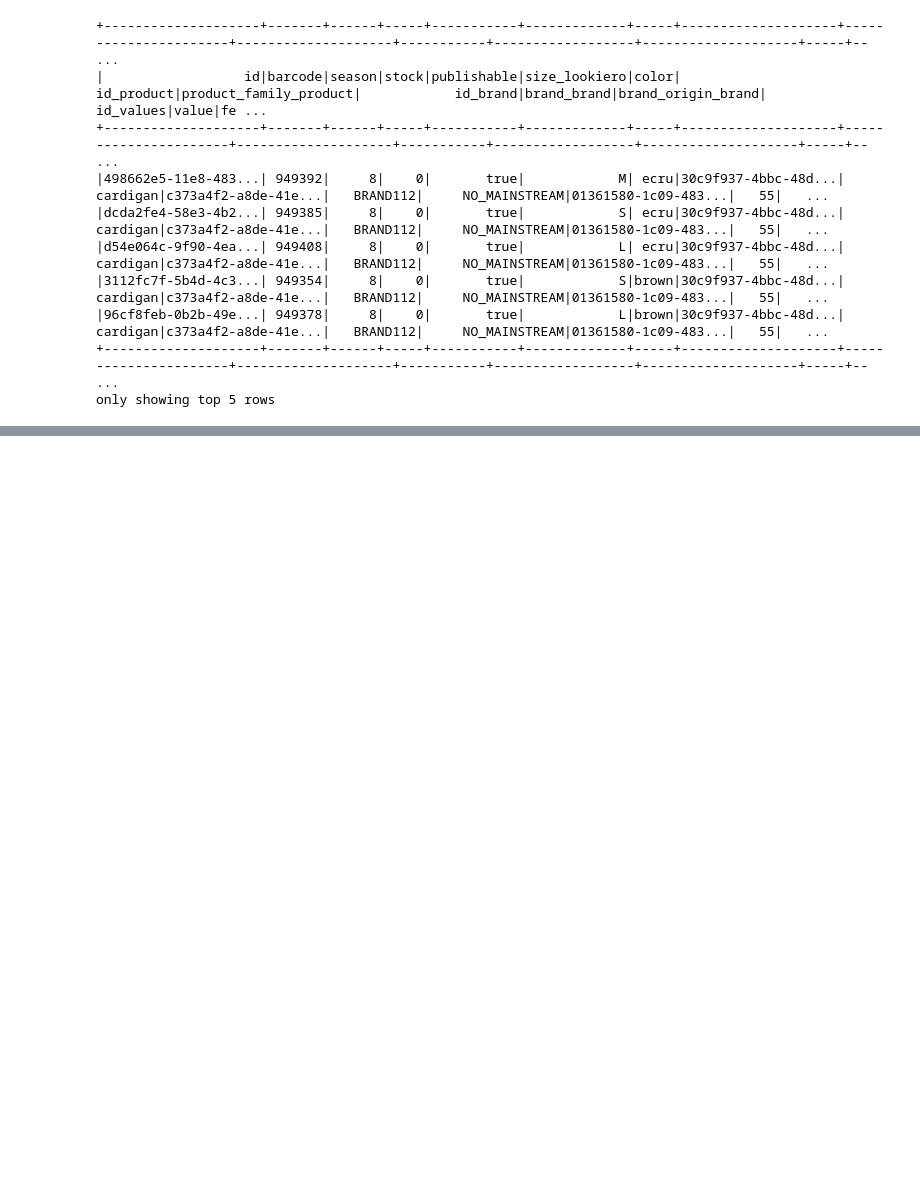
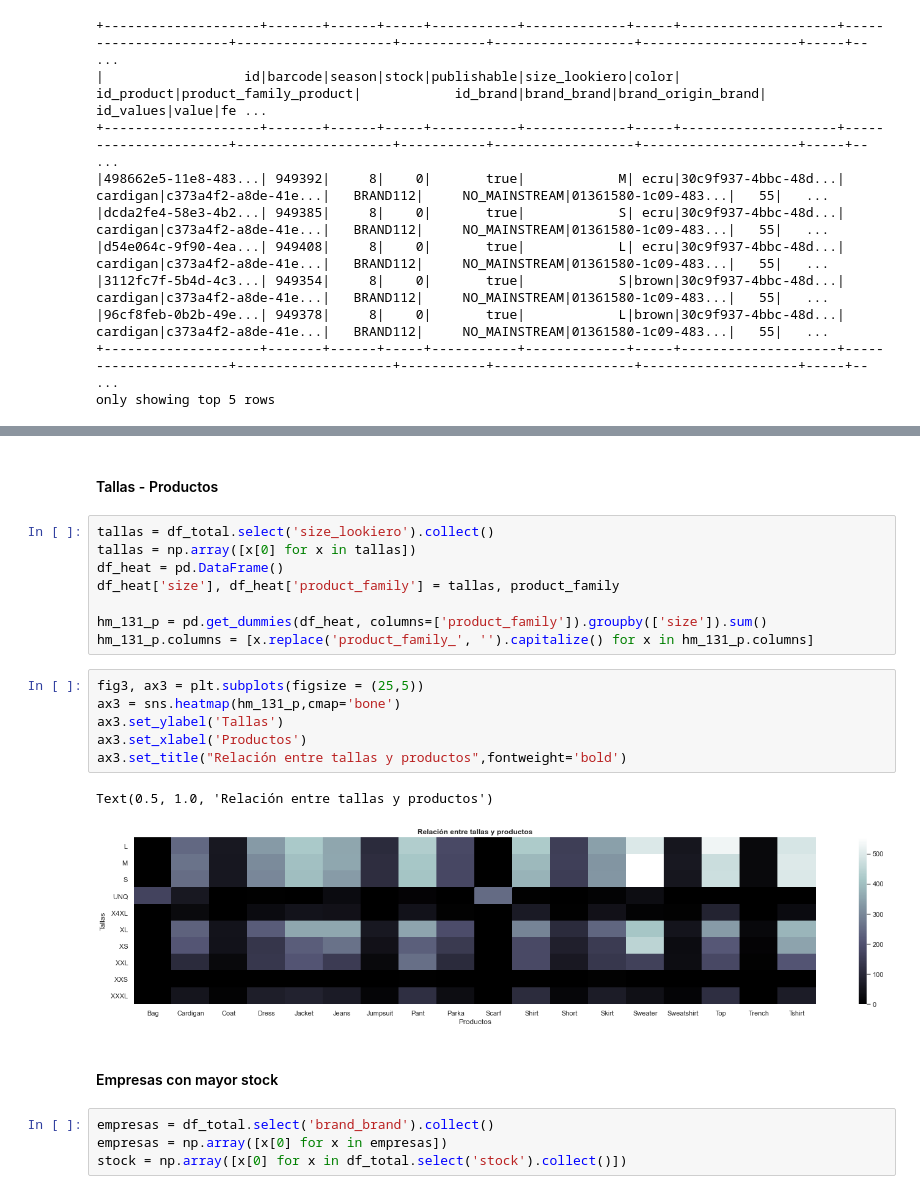
Before and after one commit to JonJarrinVitoria/korea_covid_visu, a Jupyter notebook: codigo/00_eda/00_analisis_inicial.ipynb, the cells around one changed output, grey strips where cells are left out. Cells and saved outputs as stored; diff of their text form; blank space fills up the shorter version.

```diff
--- a/codigo/00_eda/00_analisis_inicial.ipynb
+++ b/codigo/00_eda/00_analisis_inicial.ipynb
@@ -277,0 +349,25 @@ only showing top 5 rows
+# %% [markdown]
+#### Tallas - Productos
+# %%
+tallas = df_total.select('size_lookiero').collect()
+tallas = np.array([x[0] for x in tallas])
+df_heat = pd.DataFrame()
+df_heat['size'], df_heat['product_family'] = tallas, product_family
+
+hm_131_p = pd.get_dummies(df_heat, columns=['product_family']).groupby(['size']).sum()
+hm_131_p.columns = [x.replace('product_family_', '').capitalize() for x in hm_131_p.columns]
+# %%
+fig3, ax3 = plt.subplots(figsize = (25,5))
+ax3 = sns.heatmap(hm_131_p,cmap='bone')
+ax3.set_ylabel('Tallas')
+ax3.set_xlabel('Productos')
+ax3.set_title("Relación entre tallas y productos",fontweight='bold')
+# %% [output]
+Text(0.5, 1.0, 'Relación entre tallas y productos')
+[figure, added]
+# %% [markdown]
+#### Empresas con mayor stock
+# %%
+empresas = df_total.select('brand_brand').collect()
+empresas = np.array([x[0] for x in empresas])
+stock = np.array([x[0] for x in df_total.select('stock').collect()])
```
Also changed, not shown: parts of 21 cells of this notebook.
